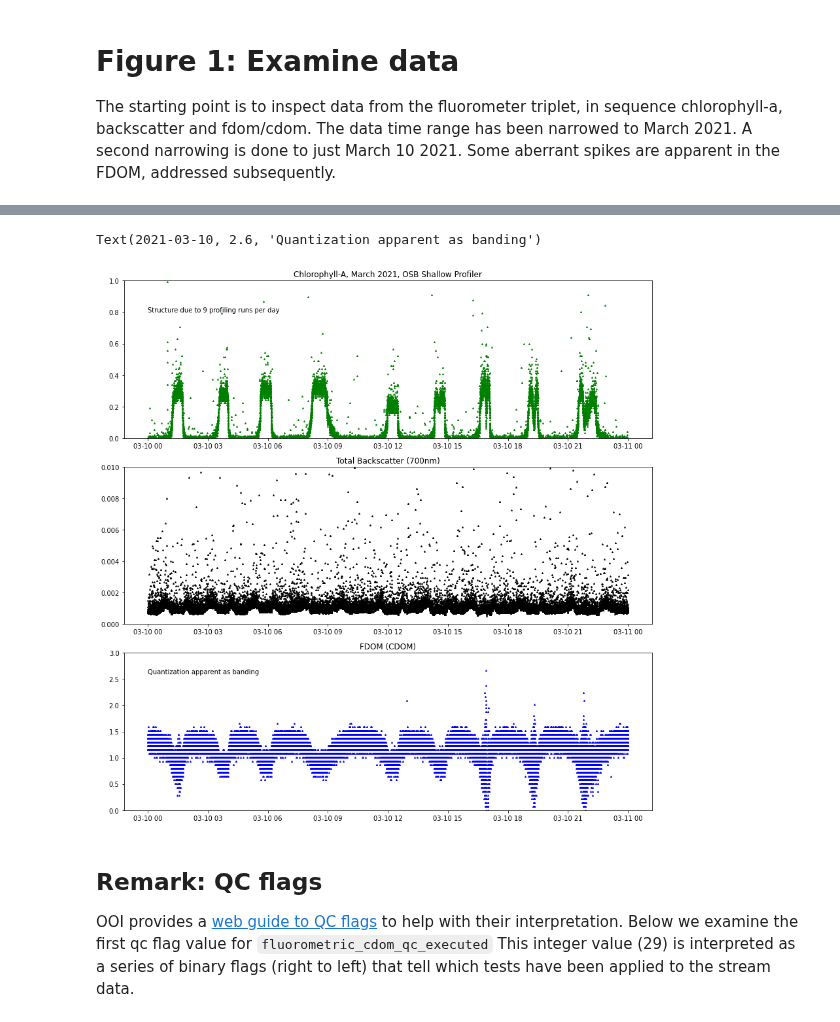
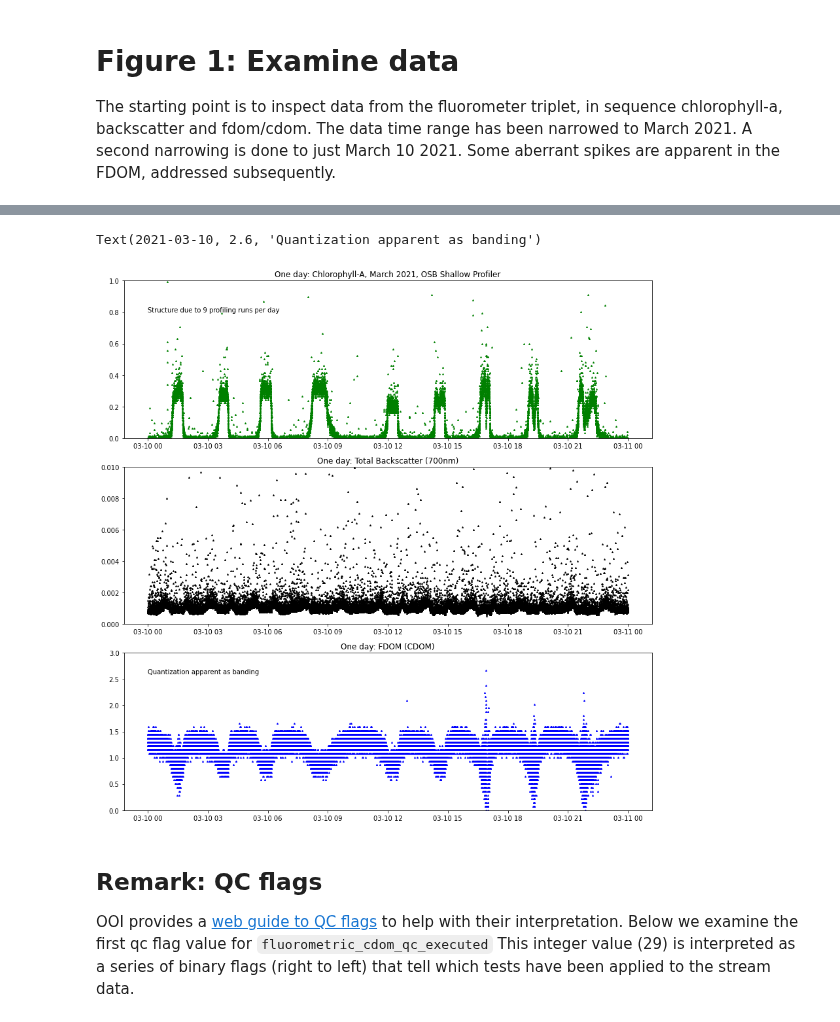
Before and after one commit to robfatland/ocean, a Jupyter notebook: DataQualityGuideNotebook.ipynb, the cells around one changed output, grey strips where cells are left out. Cells and saved outputs as stored; diff of their text form; code cells hidden in the pictures.

```diff
--- a/DataQualityGuideNotebook.ipynb
+++ b/DataQualityGuideNotebook.ipynb
@@ -195,22 +188,22 @@ fig.show()
 # %%
 D1 = D.sel(time=slice(dt64('2021-03-10'), dt64('2021-03-11')))
 
 fig,axs=plt.subplots(3, figsize=(12,12), tight_layout=True)
 
 axs[0].plot(D1.time, D1.chlora,       ms=2., marker='^', linestyle='None', color='g')
 axs[1].plot(D1.time, D1.backscatter,  ms=2., marker='^', linestyle='None', color='k')
 axs[2].plot(D1.time, D1.fdom,         ms=2., marker='^', linestyle='None', color='b')
 
 
-axs[0].set(ylim=(0.0, 1.0), title='Chlorophyll-A, March 2021, OSB Shallow Profiler')
-axs[1].set(ylim=(0.0, .01), title='Total Backscatter (700nm)')
-axs[2].set(ylim=(0.0, 3.0), title='FDOM (CDOM)')
+axs[0].set(ylim=(0.0, 1.0), title='One day: Chlorophyll-A, March 2021, OSB Shallow Profiler')
+axs[1].set(ylim=(0.0, .01), title='One day: Total Backscatter (700nm)')
+axs[2].set(ylim=(0.0, 3.0), title='One day: FDOM (CDOM)')
 
 axs[0].text(dt64('2021-03-10'), 0.8, 'Structure due to 9 profiling runs per day')
 axs[2].text(dt64('2021-03-10'), 2.6, 'Quantization apparent as banding')
 # %% [output]
 Text(2021-03-10, 2.6, 'Quantization apparent as banding')
-[figure, old version]
+[figure, new version]
 # %% [markdown]
 ## Remark: QC flags
 
```
Also changed, not shown: parts of 17 cells of this notebook, 3 other files.
